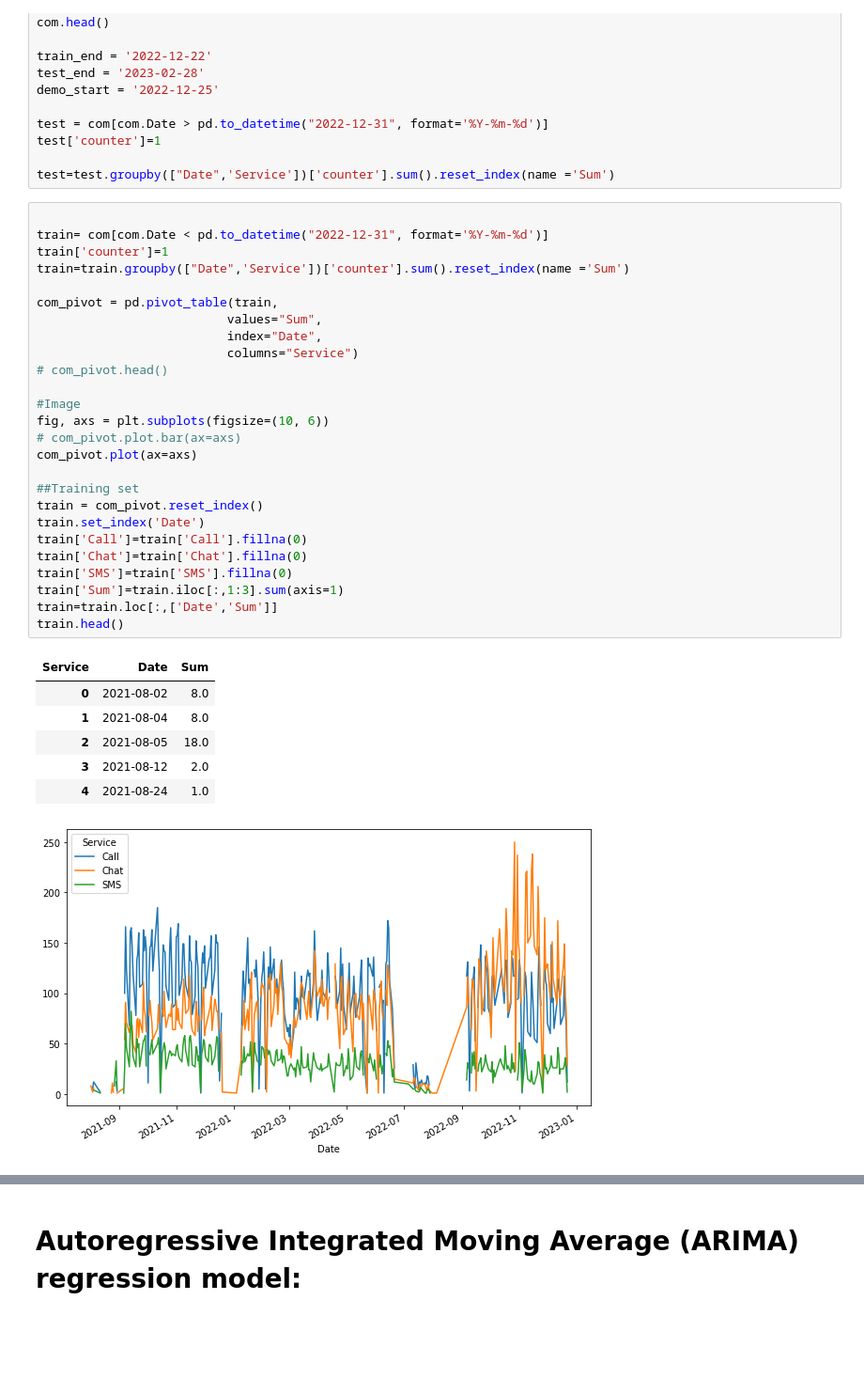
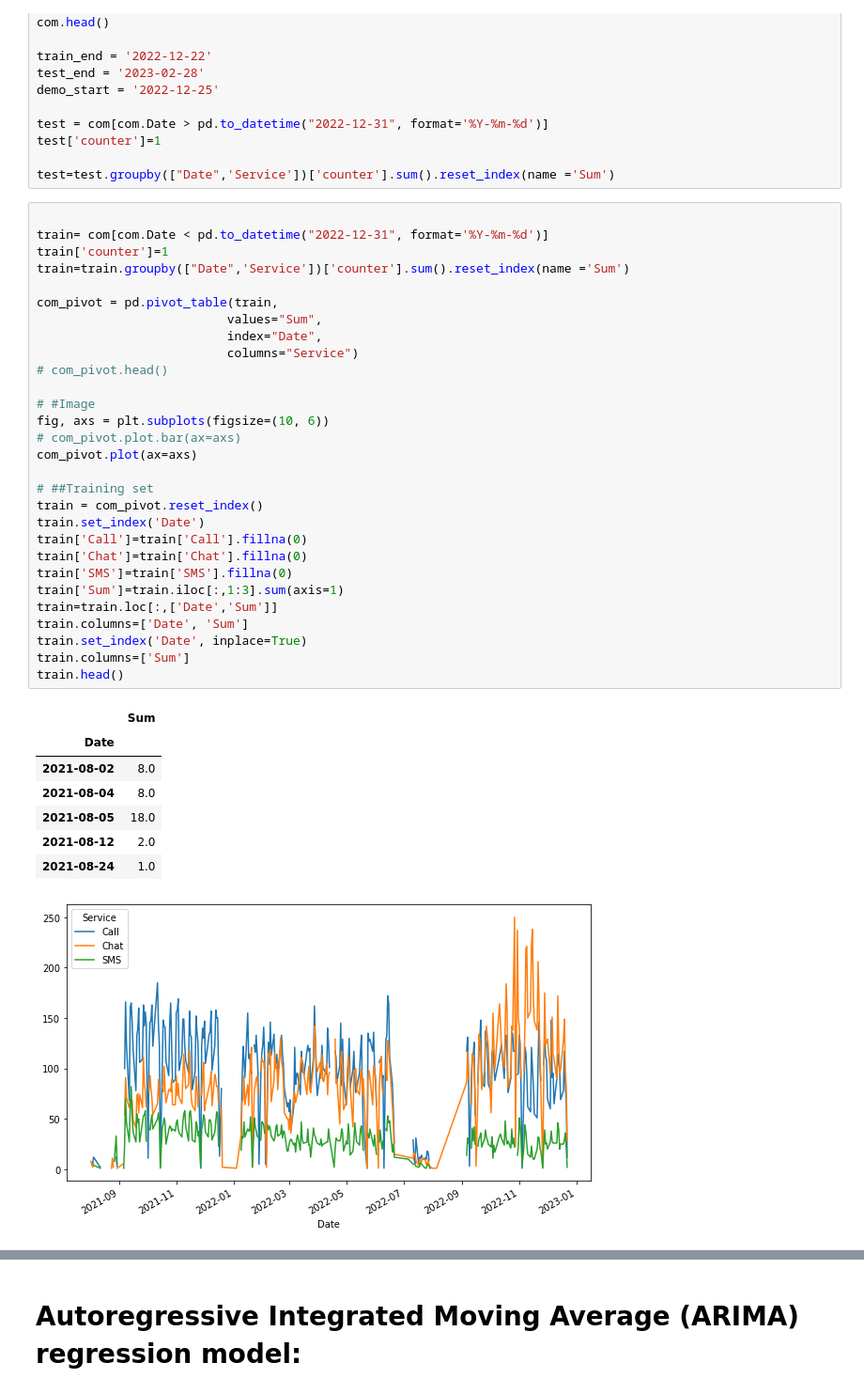
Before and after one commit to Learningchipmunk/Alloprof_DataChallenge_2023, a Jupyter notebook: Test.ipynb, the cells around one changed output, grey strips where cells are left out. Shown at 94% size. Cells and saved outputs as stored; diff of their text form; blank space fills up the shorter version.

```diff
--- a/Test.ipynb
+++ b/Test.ipynb
@@ -305,36 +474,40 @@ test=test.groupby(["Date",'Service'])['counter'].sum().reset_index(name ='Sum')
 # %%
 
 train= com[com.Date < pd.to_datetime("2022-12-31", format='%Y-%m-%d')]
 train['counter']=1
 train=train.groupby(["Date",'Service'])['counter'].sum().reset_index(name ='Sum')
 
 com_pivot = pd.pivot_table(train,
                           values="Sum",
                           index="Date",
                           columns="Service")
 # com_pivot.head()
 
-#Image
+# #Image
 fig, axs = plt.subplots(figsize=(10, 6))
 # com_pivot.plot.bar(ax=axs)
 com_pivot.plot(ax=axs)
 
-##Training set
+# ##Training set
 train = com_pivot.reset_index()
 train.set_index('Date')
 train['Call']=train['Call'].fillna(0)
 train['Chat']=train['Chat'].fillna(0)
 train['SMS']=train['SMS'].fillna(0)
 train['Sum']=train.iloc[:,1:3].sum(axis=1)
 train=train.loc[:,['Date','Sum']]
+train.columns=['Date', 'Sum']
+train.set_index('Date', inplace=True)
+train.columns=['Sum']
 train.head()
 # %% [output]
-| Service | Date | Sum |
-| 0 | 2021-08-02 | 8.0 |
-| 1 | 2021-08-04 | 8.0 |
-| 2 | 2021-08-05 | 18.0 |
-| 3 | 2021-08-12 | 2.0 |
-| 4 | 2021-08-24 | 1.0 |
+|  | Sum |
+| Date |  |
+| 2021-08-02 | 8.0 |
+| 2021-08-04 | 8.0 |
+| 2021-08-05 | 18.0 |
+| 2021-08-12 | 2.0 |
+| 2021-08-24 | 1.0 |
 [figure]
 # %%
 test = com[com.Date > pd.to_datetime("2022-12-31", format='%Y-%m-%d')]
```
Also changed, not shown: parts of 32 cells of this notebook.
